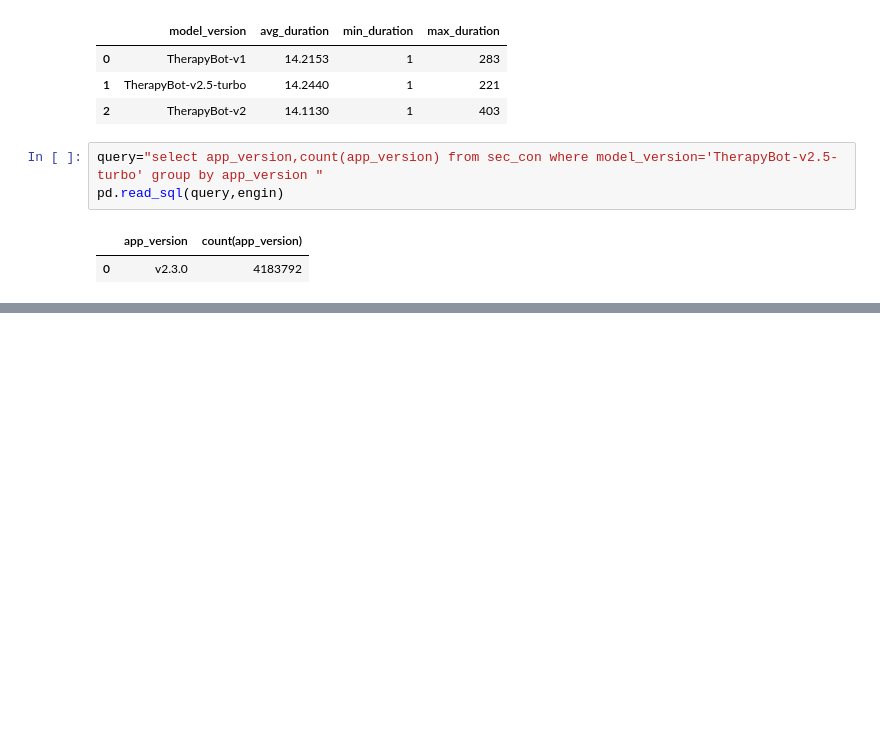
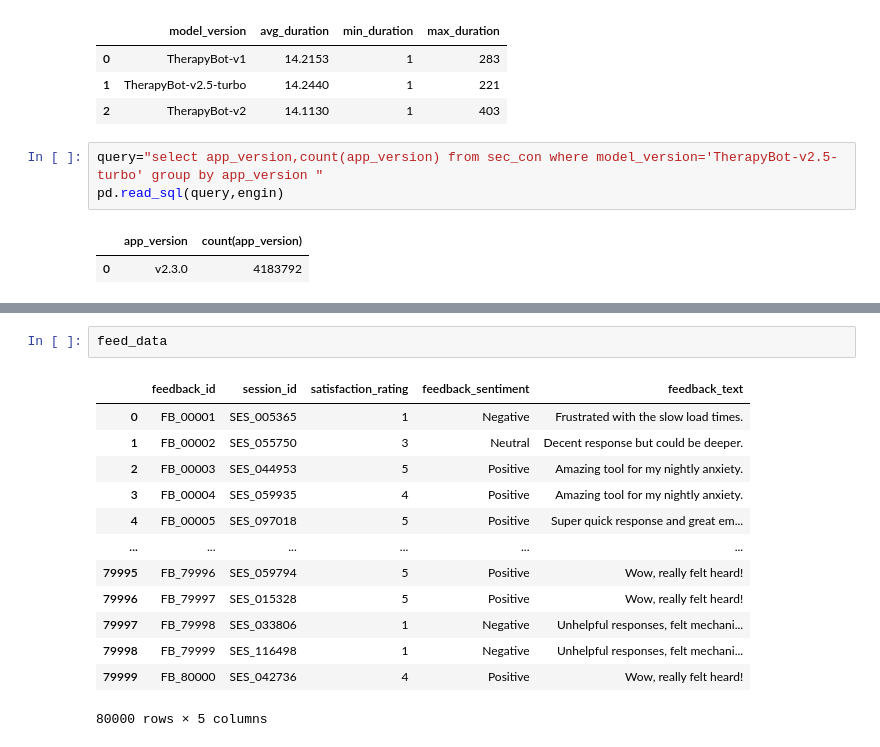
Before and after one commit to vishva0710/ai-chatbot-user-retention-analysis, a Jupyter notebook: AI_Chatbot_User_Retention_Analysis.ipynb, the cells around one changed output, grey strips where cells are left out. Drawn from its saved outputs; the diff is of its cells as text; blank space fills up the shorter version.

Commit message:
sec_con_feed

```diff
--- a/AI_Chatbot_User_Retention_Analysis.ipynb
+++ b/AI_Chatbot_User_Retention_Analysis.ipynb
@@ -1101,0 +1110,16 @@ pd.read_sql(query,engin)
+# %%
+feed_data
+# %% [output]
+|  | feedback_id | session_id | satisfaction_rating | feedback_sentiment | feedback_text |
+| 0 | FB_00001 | SES_005365 | 1 | Negative | Frustrated with the slow load times. |
+| 1 | FB_00002 | SES_055750 | 3 | Neutral | Decent response but could be deeper. |
+| 2 | FB_00003 | SES_044953 | 5 | Positive | Amazing tool for my nightly anxiety. |
+| 3 | FB_00004 | SES_059935 | 4 | Positive | Amazing tool for my nightly anxiety. |
+| 4 | FB_00005 | SES_097018 | 5 | Positive | Super quick response and great em... |
+| ... | ... | ... | ... | ... | ... |
+| 79995 | FB_79996 | SES_059794 | 5 | Positive | Wow, really felt heard! |
+| 79996 | FB_79997 | SES_015328 | 5 | Positive | Wow, really felt heard! |
+| 79997 | FB_79998 | SES_033806 | 1 | Negative | Unhelpful responses, felt mechani... |
+| 79998 | FB_79999 | SES_116498 | 1 | Negative | Unhelpful responses, felt mechani... |
+| 79999 | FB_80000 | SES_042736 | 4 | Positive | Wow, really felt heard! |
+80000 rows × 5 columns
```
Also changed, not shown: parts of 5 cells of this notebook.
